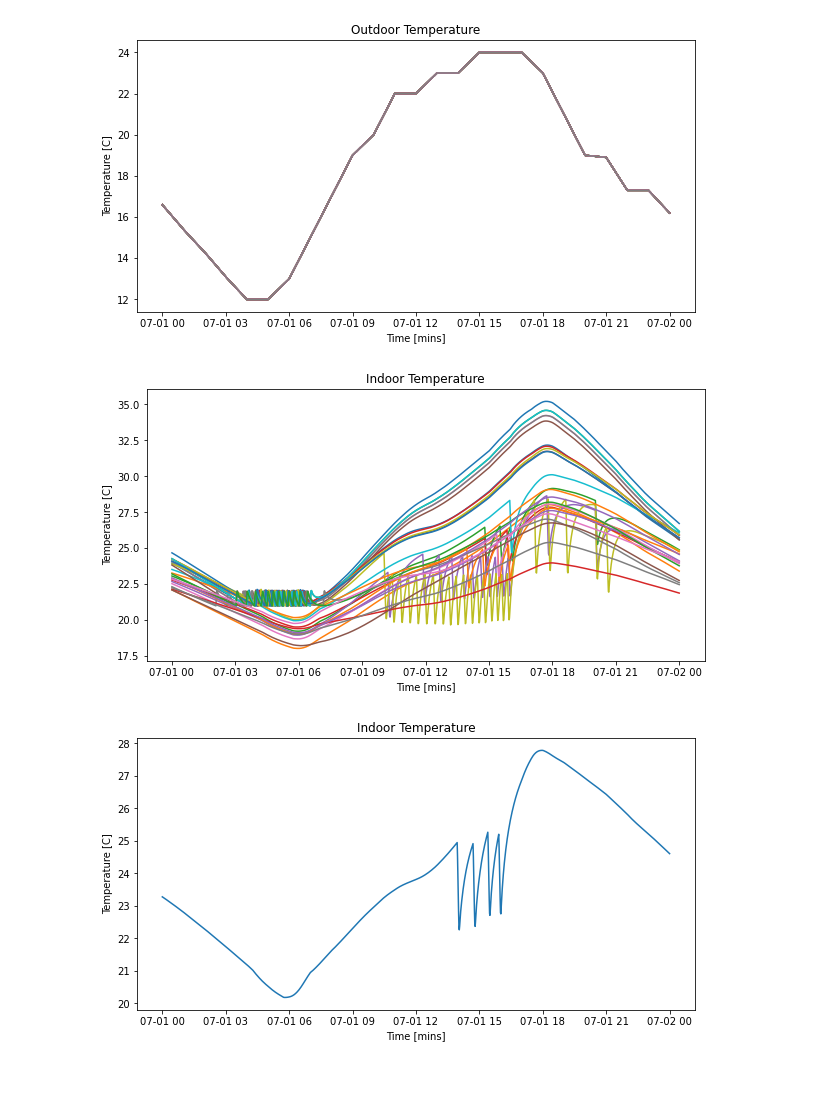
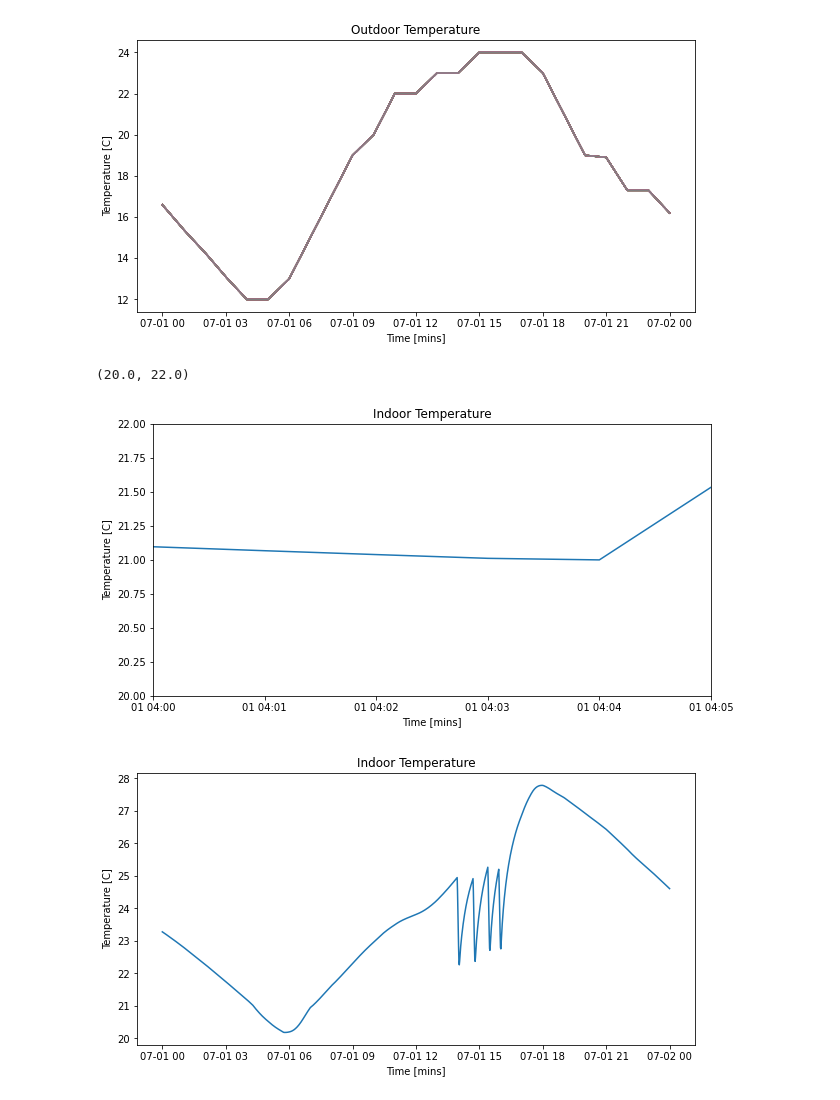
Before and after one commit to PIC-Lab/community_energy_control, a Jupyter notebook: community_sim/plotting.ipynb, the cells around one changed output. Drawn from its saved outputs; the diff is of its cells as text; code cells hidden in the pictures.

```diff
--- a/community_sim/plotting.ipynb
+++ b/community_sim/plotting.ipynb
@@ -314,13 +314,17 @@ Text(0.5, 1.0, 'Outdoor Temperature')
 # %%
 fig = plt.figure(figsize=(10,5))
 plt.title('Indoor Temperature')
 plt.ylabel('Temperature [C]')
 plt.xlabel('Time [mins]')
 for key, value in df_list.items():
     plt.plot(value["living space Air Temperature"])
+    break
 fig.patch.set_facecolor('white')
+plt.xlim([dt.datetime(2023, 7, 1, 4), dt.datetime(2023, 7, 1, 4, 5)])
+plt.ylim([20, 22])
 # %% [output]
+(20.0, 22.0)
-[figure, old version]
+[figure, new version]
 # %%
 fig = plt.figure(figsize=(10,5))
 plt.title('Indoor Temperature')
```
Also changed, not shown: parts of 35 cells of this notebook, 24 other files.
